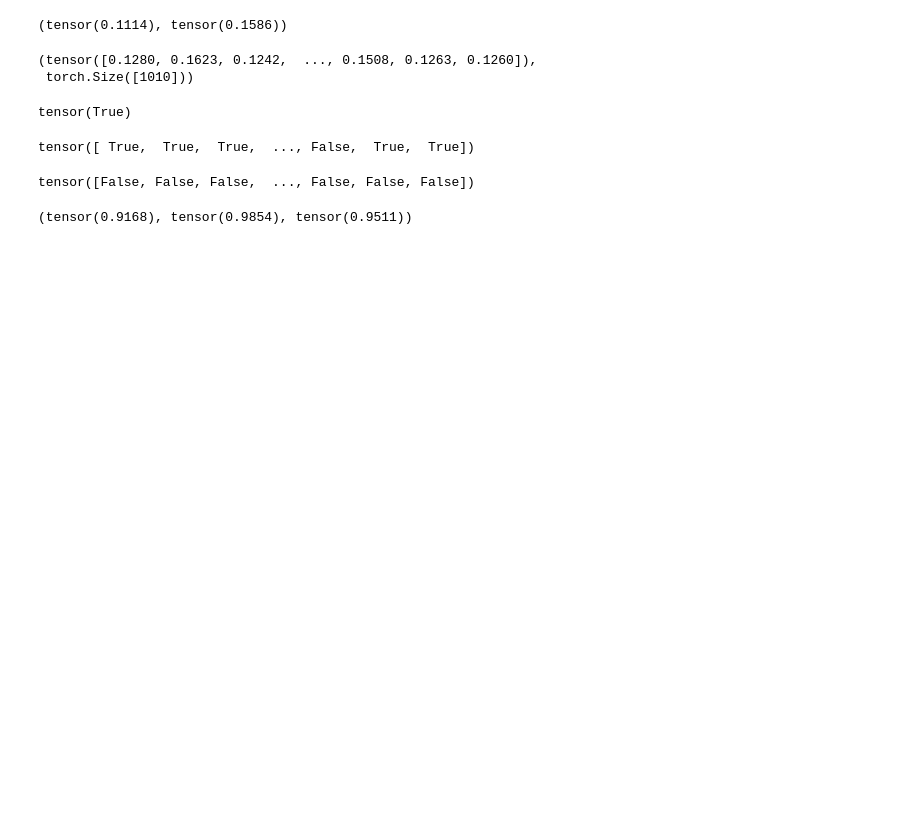
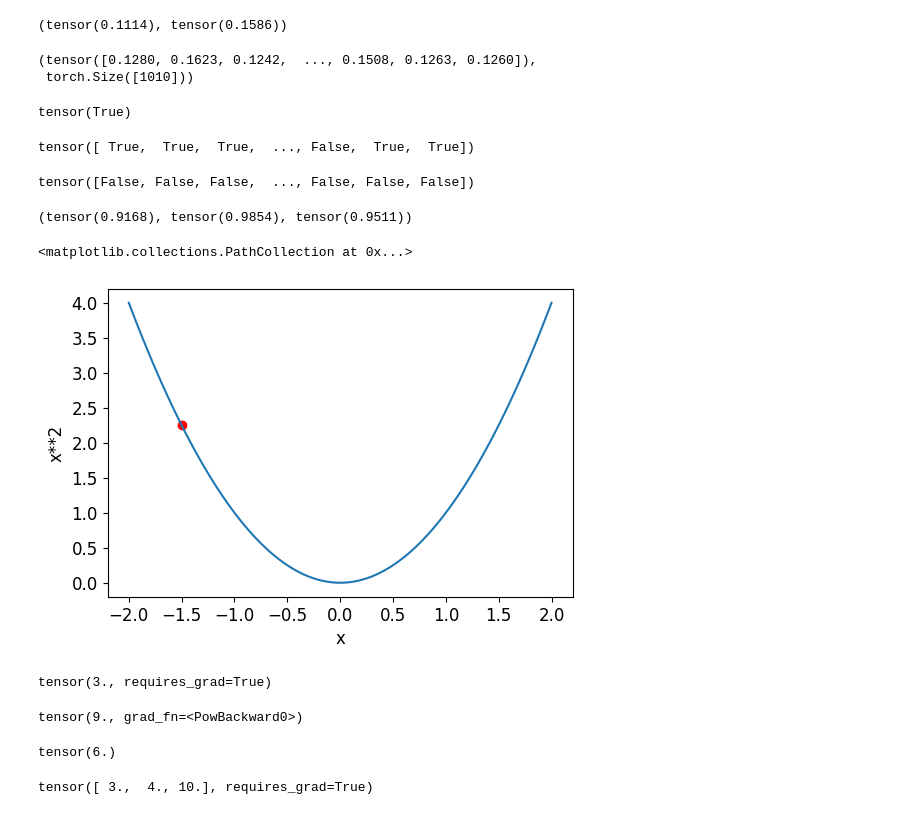
Before and after one commit to CodeWithOz/fastai-deep-learn-coders, a Jupyter notebook: ch_04_mnist.ipynb, the cells around one changed output. Saved outputs shown, nothing was run; the diff lists cells and outputs as text; code cells hidden in the pictures; blank space fills up the shorter version.

```diff
--- a/ch_04_mnist.ipynb
+++ b/ch_04_mnist.ipynb
@@ -258,3 +258,40 @@ accuracy_7 = (1 - is_3(valid_7_tens).float()).mean()
 accuracy_3, accuracy_7, (accuracy_3 + accuracy_7) / 2
 # %% [output]
 (tensor(0.9168), tensor(0.9854), tensor(0.9511))
+# %%
+def loss_fn(wt: tensor):
+    """Accepts weight and calculates loss using real x and y pairs. Simplified to assume loss is modeled by x**2"""
+    return wt**2
+# %%
+plot_function(loss_fn, 'x', 'x**2')
+plt.scatter(-1.5, loss_fn(-1.5), color='red')
+# %% [output]
+<matplotlib.collections.PathCollection at 0x...>
+[figure, added]
+# %%
+# generate a tensor representing a weight value
+# use requires_grad_ to prepare pytorch to calculate the gradient for operations involving this tensor
+xt = tensor(3.).requires_grad_()
+xt
+# %% [output]
+tensor(3., requires_grad=True)
+# %%
+# use the tensor in a function
+yt = loss_fn(xt)
+yt
+# %% [output]
+tensor(9., grad_fn=<PowBackward0>)
+# %%
+# now calculate the gradient for that coordinate in the curve of the function
+# i.e. the gradient where the input (independent variable) is the tensor
+# i.e. the value of the derivative where the value of the dependent variable is the tensor
+yt.backward() # notice that we're calculating this from the output of the function's invocation, which is where pytorch can track which derivative to apply
+xt.grad # the gradient is stored on the tensor, not sure why
+# %% [output]
+tensor(6.)
+# %%
+# illustrate the same process using a vector (rank-1 tensor)
+xt = tensor([3., 4., 10.]).requires_grad_()
+xt
+# %% [output]
+tensor([ 3.,  4., 10.], requires_grad=True)
```
Also changed, not shown: parts of 3 cells of this notebook.
